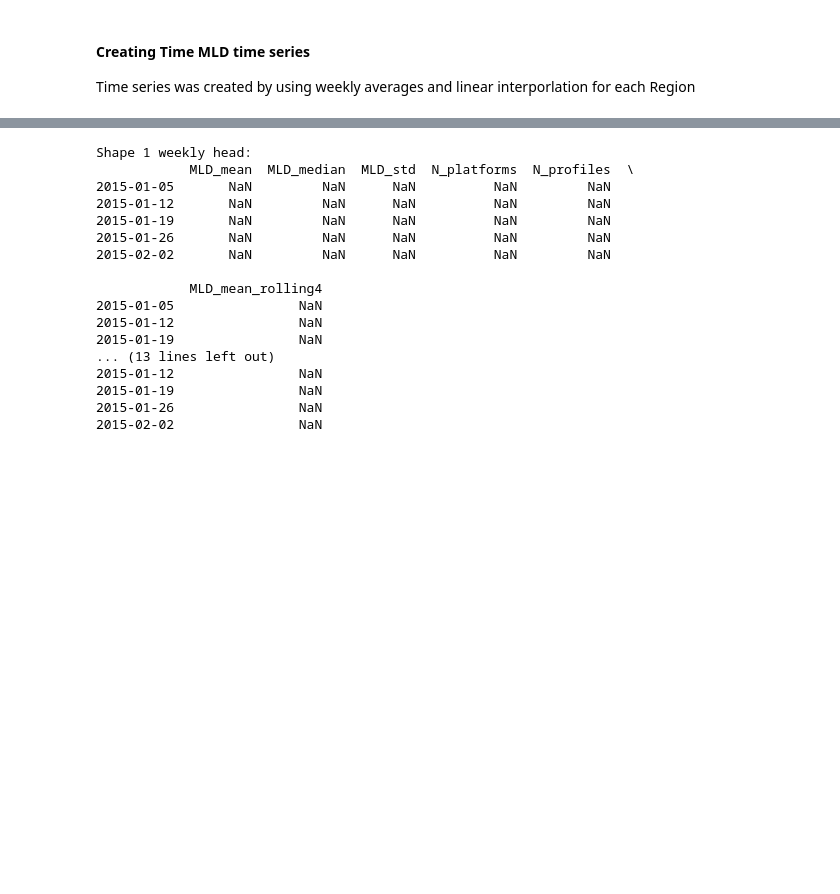
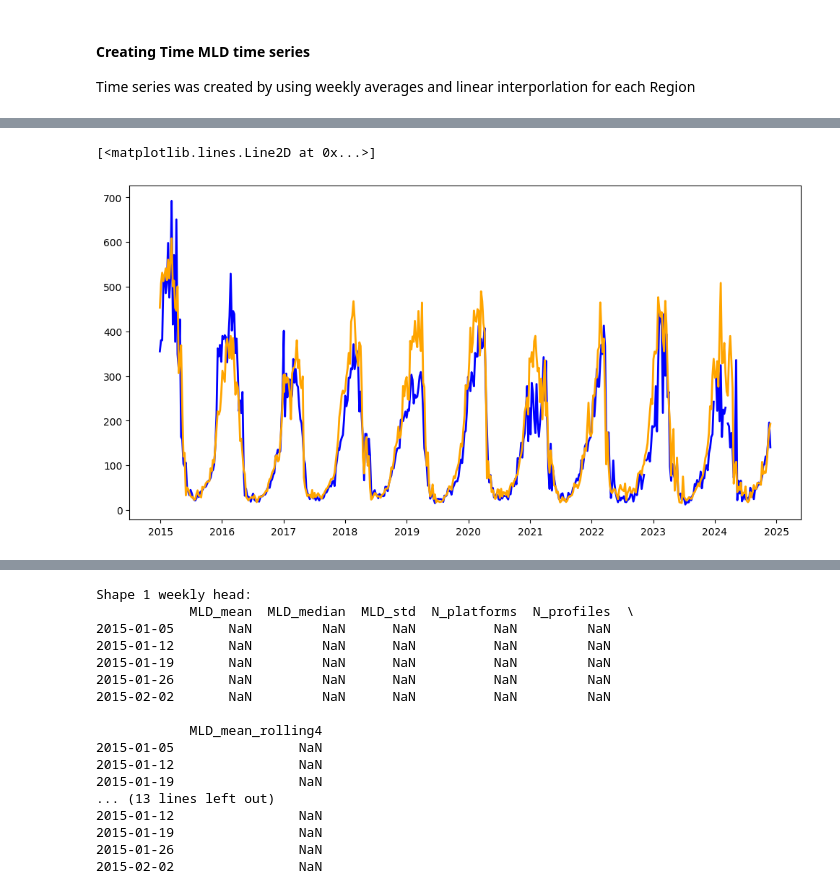
Before and after one commit to ROYVNZ/Mas, a Jupyter notebook: scripts/Argo_Physical_Analysis.ipynb, the cells around one changed output, grey strips where cells are left out. Drawn from its saved outputs; the diff is of its cells as text; code cells hidden in the pictures; blank space fills up the shorter version.

Commit message:
MLD Calculation
MLD Weekly time series has been made

```diff
--- a/scripts/Argo_Physical_Analysis.ipynb
+++ b/scripts/Argo_Physical_Analysis.ipynb
@@ -865,4 +866,20 @@ shape2 = shape2.drop_duplicates(subset=["PLATFORM_NUMBER", "CYCLE_NUMBER"]).copy
 shape1["TIME"] = pd.to_datetime(shape1["TIME"])
 shape2["TIME"] = pd.to_datetime(shape2["TIME"])
 
-# Averaging and Interpolating MLD per week
+# Creating year-week columns
+shape1["year"] = shape1["TIME"].dt.year
+shape1["week"] = shape1["TIME"].dt.isocalendar().week
+shape2["year"] = shape2["TIME"].dt.year
+shape2["week"] = shape2["TIME"].dt.isocalendar().week
+
+# Averaging MLD per week
+weekly_mld_shape1 = (
+    shape1.groupby(["year", "week"])
+    .agg({"MLD": "mean"})
+    .reset_index()
+)
+weekly_mld_shape2 = (
+    shape2.groupby(["year", "week"])
+    .agg({"MLD": "mean"})
+    .reset_index()
+)
@@ -868,0 +893,12 @@ shape2["TIME"] = pd.to_datetime(shape2["TIME"])
+# %%
+# PLotting MLD time series
+plt.figure(figsize=(12,6))
+# Shape 1
+dates1 = pd.to_datetime(weekly_mld_shape1["year"].astype(str) + "-W" + weekly_mld_shape1["week"].astype(str) + "-1", format="%G-W%V-%u")
+plt.plot(dates1, weekly_mld_shape1["MLD"], label="Shape 1", color='blue', linewidth=2)
+# Shape 2
+dates2 = pd.to_datetime(weekly_mld_shape2["year"].astype(str) + "-W" + weekly_mld_shape2["week"].astype(str) + "-1", format="%G-W%V-%u")
+plt.plot(dates2, weekly_mld_shape2["MLD"], label="Shape 2", color='orange', linewidth=2)
+# %% [output]
+[<matplotlib.lines.Line2D at 0x...>]
+[figure, added]
```
Also changed, not shown: parts of 4 cells of this notebook.
